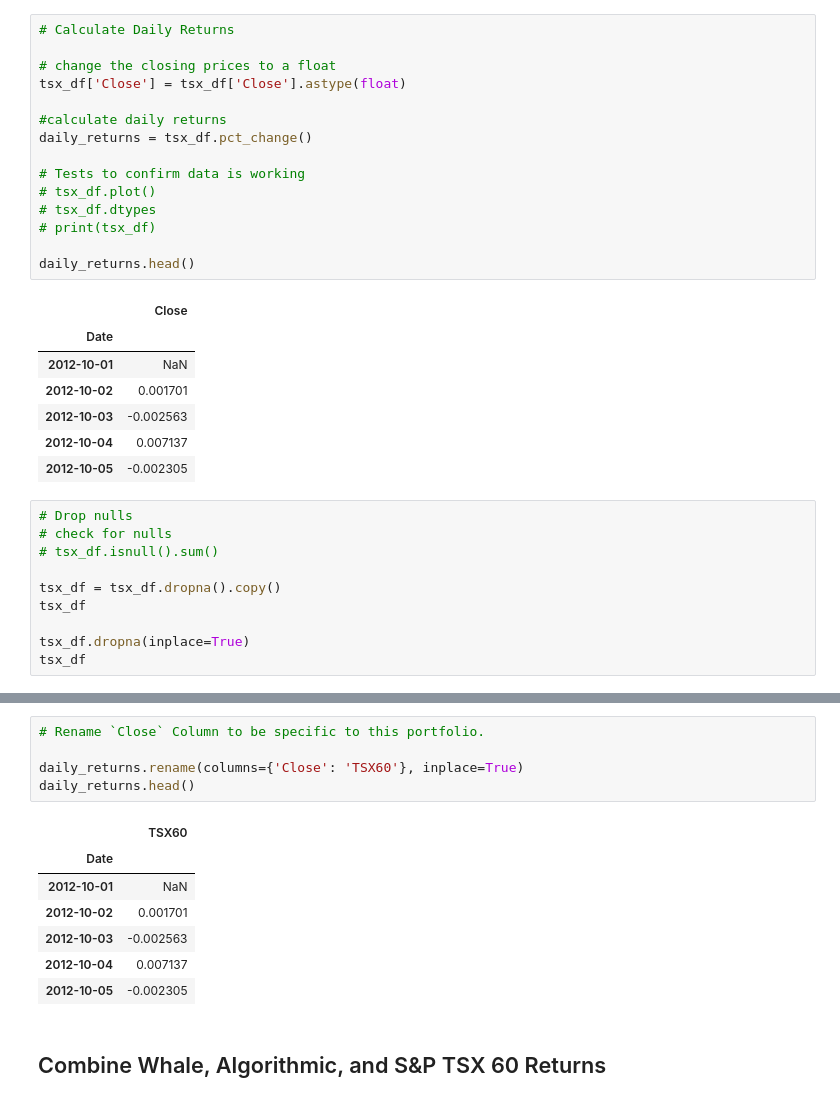
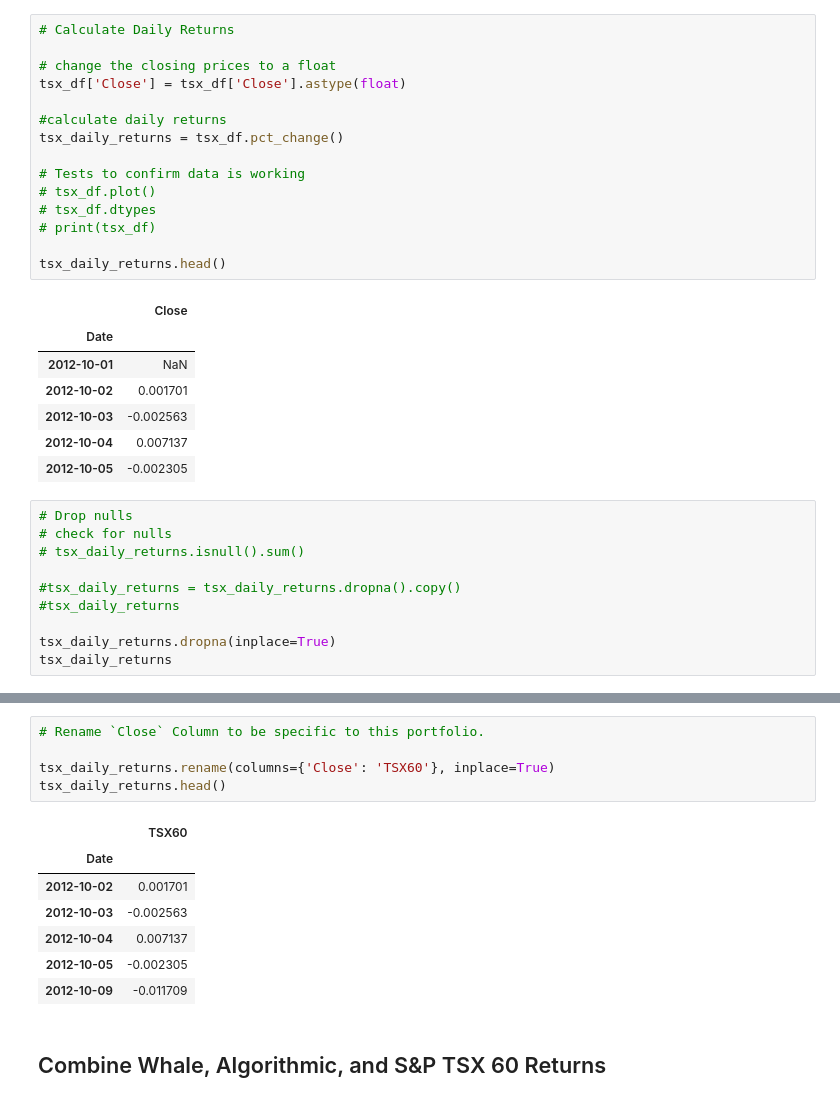
Before and after one commit to cjseeley7/Homework-Task-3, a Jupyter notebook: Week 3/Starter_Code/whale_analysis.ipynb, the cells around one changed output, grey strips where cells are left out. Cells and saved outputs as stored; diff of their text form.

```diff
--- a/Week 3/Starter_Code/whale_analysis.ipynb
+++ b/Week 3/Starter_Code/whale_analysis.ipynb
@@ -173,14 +173,14 @@ Name: Close, Length: 1818, dtype: object
 tsx_df['Close'] = tsx_df['Close'].astype(float)
 
 #calculate daily returns
-daily_returns = tsx_df.pct_change()
+tsx_daily_returns = tsx_df.pct_change()
 
 # Tests to confirm data is working
 # tsx_df.plot()
 # tsx_df.dtypes
 # print(tsx_df)
 
-daily_returns.head()
+tsx_daily_returns.head()
 # %% [output]
 |  | Close |
 | Date |  |
@@ -192,13 +192,13 @@ daily_returns.head()
 # %%
 # Drop nulls
 # check for nulls
-# tsx_df.isnull().sum()
+# tsx_daily_returns.isnull().sum()
 
-tsx_df = tsx_df.dropna().copy()
-tsx_df
+#tsx_daily_returns = tsx_daily_returns.dropna().copy()
+#tsx_daily_returns
 
-tsx_df.dropna(inplace=True)
-tsx_df
+tsx_daily_returns.dropna(inplace=True)
+tsx_daily_returns
 # %% [output]
 |  | Close |
 | Date |  |
@@ -217,16 +217,16 @@ tsx_df
 # %%
 # Rename `Close` Column to be specific to this portfolio.
 
-daily_returns.rename(columns={'Close': 'TSX60'}, inplace=True)
-daily_returns.head()
+tsx_daily_returns.rename(columns={'Close': 'TSX60'}, inplace=True)
+tsx_daily_returns.head()
 # %% [output]
 |  | TSX60 |
 | Date |  |
-| 2012-10-01 | NaN |
 | 2012-10-02 | 0.001701 |
 | 2012-10-03 | -0.002563 |
 | 2012-10-04 | 0.007137 |
 | 2012-10-05 | -0.002305 |
+| 2012-10-09 | -0.011709 |
 # %% [markdown]
 ## Combine Whale, Algorithmic, and S&P TSX 60 Returns
 # %%
```
Also changed, not shown: parts of 8 cells of this notebook, 1 other file.
